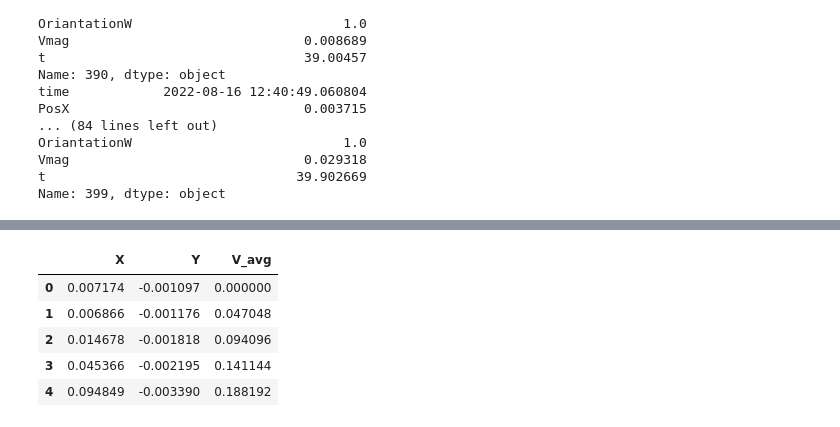
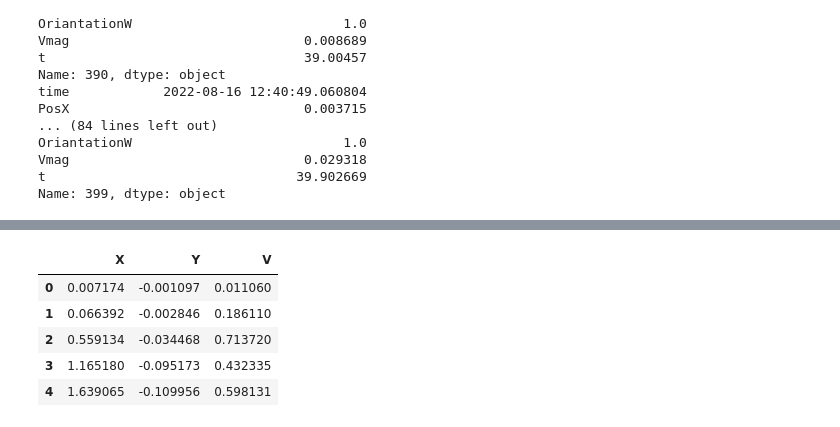
Before and after one commit to mfkiwl/IMU-Velcoity-Position, a Jupyter notebook: wayPointsGenration.ipynb, the cells around one changed output, grey strips where cells are left out. Drawn from its saved outputs; the diff is of its cells as text; code cells hidden in the pictures.

```diff
--- a/wayPointsGenration.ipynb
+++ b/wayPointsGenration.ipynb
@@ -191,7 +191,7 @@ carla_df.head()
 #### Build waypoints
 # %%
 start = 398
-increment = 2
+increment = 10
 finish = start + increment
 t_wp = []
 x = []
@@ -205,7 +205,7 @@ t_wp.append(0.0)
 t_wp_0 = carla_df.Tway[397]
 
 # print('    X\t\t      Y\t\t     V\t\t     T')
-for i in range((carla_df.shape[0] - start)//2):
+for i in range((carla_df.shape[0] - start)//increment):
     sample_df = carla_df[start:finish]
     xVal, yVal, vVal, tVal = avg_calc(sample= sample_df)
     x.append(xVal)
@@ -224,7 +224,7 @@ waypoints_df['X'] = x
 waypoints_df['Y'] = y
 waypoints_df['V'] = v
 waypoints_df['T'] = t_wp
-waypoints_df['V_avg'] = waypoints_df['V'].rolling(10).mean()
+# waypoints_df['V_avg'] = waypoints_df['V'].rolling(15).mean()
 # waypoints_df.columns=['T','X','Y','V']
 waypoints_df.shape
 # %% [output]
@@ -232,6 +232,6 @@ waypoints_df.shape
 # %%
-from math import nan
+# from math import nan
 
-for i in range(0,9):
-    waypoints_df['V_avg'][i] = waypoints_df['V_avg'][9]/8 * i
-waypoints_df['V_avg']
+# for i in range(0,14):
+#     waypoints_df['V_avg'][i] = waypoints_df['V_avg'][14]/13 * i
+# waypoints_df['V_avg']
@@ -307,11 +311,11 @@ waypoints_df.head()
 # %%
-finaldf = pd.DataFrame([waypoints_df.X ,waypoints_df.Y , waypoints_df.V_avg]).transpose()
-finaldf.to_csv("racetrack_waypoints.txt", header=False,index=False)
+finaldf = pd.DataFrame([waypoints_df.X ,waypoints_df.Y , waypoints_df.V]).transpose()
+finaldf.to_csv("C:/Users/Admin/Downloads/uuTN7y7rEemnrA4AsaAhFA_bbb340f02eeb11e9a59e73356fd63643_CarlaUE4Windows/CarlaSimulator/PythonClient/Course1FinalProject/rp.csv", header=False,index=False)
 finaldf.head()
 # %% [output]
-|  | X | Y | V_avg |
-| 0 | 0.007174 | -0.001097 | 0.000000 |
-| 1 | 0.006866 | -0.001176 | 0.047048 |
-| 2 | 0.014678 | -0.001818 | 0.094096 |
-| 3 | 0.045366 | -0.002195 | 0.141144 |
-| 4 | 0.094849 | -0.003390 | 0.188192 |
+|  | X | Y | V |
+| 0 | 0.007174 | -0.001097 | 0.011060 |
+| 1 | 0.066392 | -0.002846 | 0.186110 |
+| 2 | 0.559134 | -0.034468 | 0.713720 |
+| 3 | 1.165180 | -0.095173 | 0.432335 |
+| 4 | 1.639065 | -0.109956 | 0.598131 |
```
Also changed, not shown: parts of 10 cells of this notebook.
